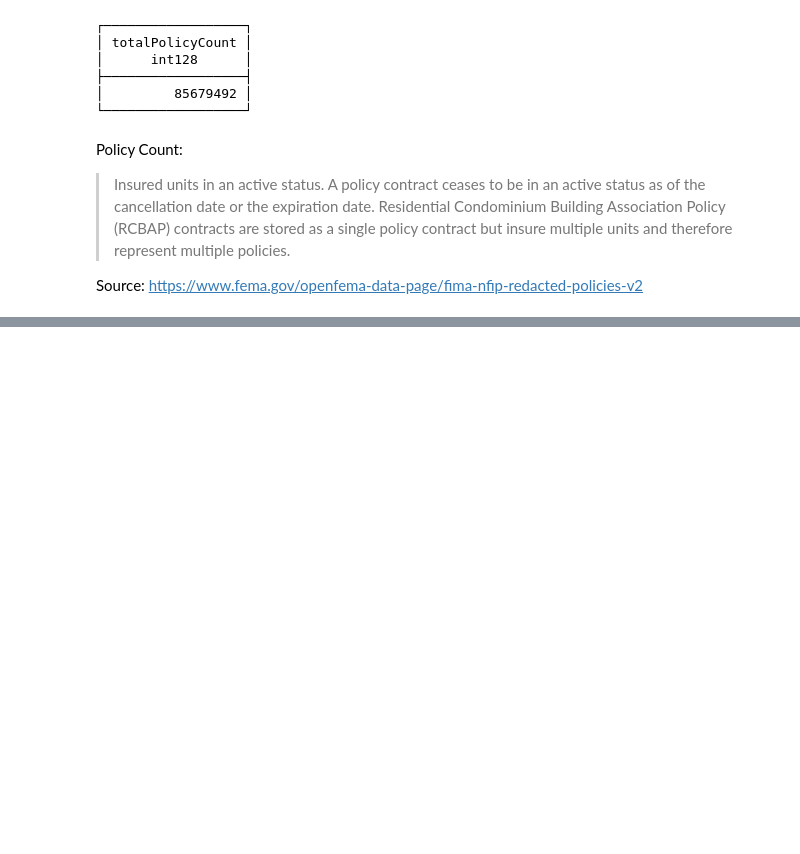
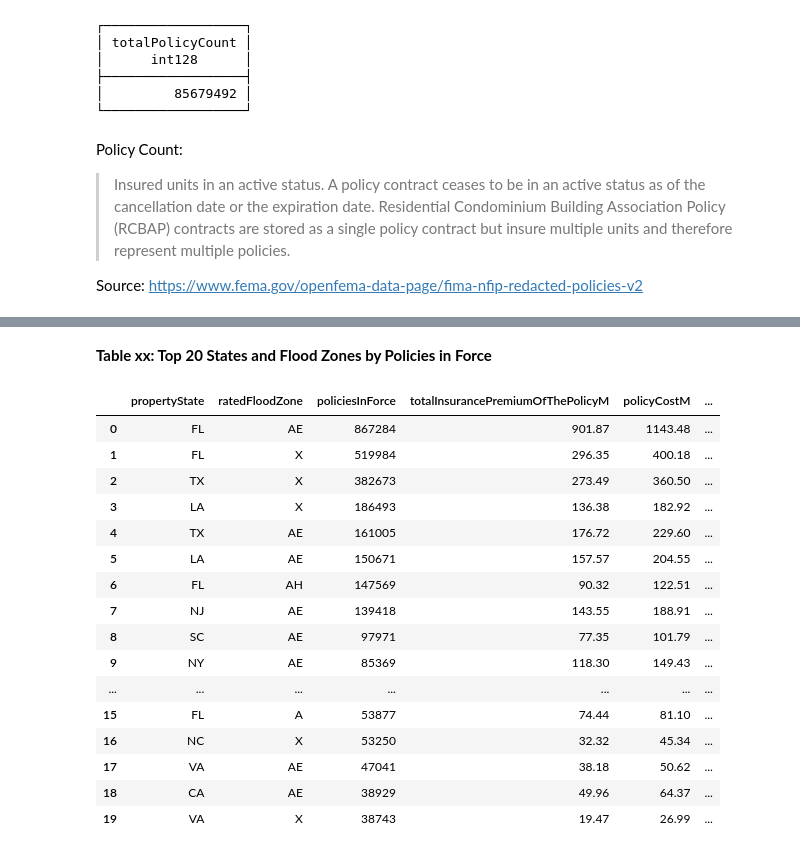
Before and after one commit to mebauer/duckdb-fema-nfip, a Jupyter notebook: analysis-policies.ipynb, the cells around one changed output, grey strips where cells are left out. Drawn from its saved outputs; the diff is of its cells as text; code cells hidden in the pictures; blank space fills up the shorter version.

```diff
--- a/analysis-policies.ipynb
+++ b/analysis-policies.ipynb
@@ -322,0 +458,37 @@ Note: All dollar amounts are reported in nominal terms and have not been adjuste
+# %% [markdown]
+**Table xx: Top 20 States and Flood Zones by Policies in Force**
+# %%
+con.sql("""
+    SELECT
+        propertyState,
+        ratedFloodZone,
+        SUM(policyCount)::BIGINT AS policiesInForce,
+        ROUND(SUM(totalInsurancePremiumOfThePolicy) / 1_000_000.0, 2) AS totalInsurancePremiumOfThePolicyM,
+        ROUND(SUM(policyCost) / 1_000_000.0, 2) AS policyCostM,
+        ROUND(SUM(totalBuildingInsuranceCoverage) / 1_000_000.0, 2) AS totalBuildingInsuranceCoverageM,
+        ROUND(SUM(totalContentsInsuranceCoverage) / 1_000_000.0, 2) AS totalContentsInsuranceCoverageM,
+        ROUND(SUM(totalBuildingInsuranceCoverage + totalContentsInsuranceCoverage) / 1_000_000.0, 2) AS totalInsuranceCoverageM
+    FROM policies
+    WHERE policyTerminationDate > '2025-05-14'
+    GROUP BY ALL
+    ORDER BY policiesInForce DESC
+    LIMIT 20
+""").df()
+# %% [output]
+|  | propertyState | ratedFloodZone | policiesInForce | totalInsurancePremiumOfThePolicyM | policyCostM | ... |
+| 0 | FL | AE | 867284 | 901.87 | 1143.48 | ... |
+| 1 | FL | X | 519984 | 296.35 | 400.18 | ... |
+| 2 | TX | X | 382673 | 273.49 | 360.50 | ... |
+| 3 | LA | X | 186493 | 136.38 | 182.92 | ... |
+| 4 | TX | AE | 161005 | 176.72 | 229.60 | ... |
+| 5 | LA | AE | 150671 | 157.57 | 204.55 | ... |
+| 6 | FL | AH | 147569 | 90.32 | 122.51 | ... |
+| 7 | NJ | AE | 139418 | 143.55 | 188.91 | ... |
+| 8 | SC | AE | 97971 | 77.35 | 101.79 | ... |
+| 9 | NY | AE | 85369 | 118.30 | 149.43 | ... |
+| ... | ... | ... | ... | ... | ... | ... |
+| 15 | FL | A | 53877 | 74.44 | 81.10 | ... |
+| 16 | NC | X | 53250 | 32.32 | 45.34 | ... |
+| 17 | VA | AE | 47041 | 38.18 | 50.62 | ... |
+| 18 | CA | AE | 38929 | 49.96 | 64.37 | ... |
+| 19 | VA | X | 38743 | 19.47 | 26.99 | ... |
```
Also changed, not shown: parts of 34 cells of this notebook, 2 other files.
